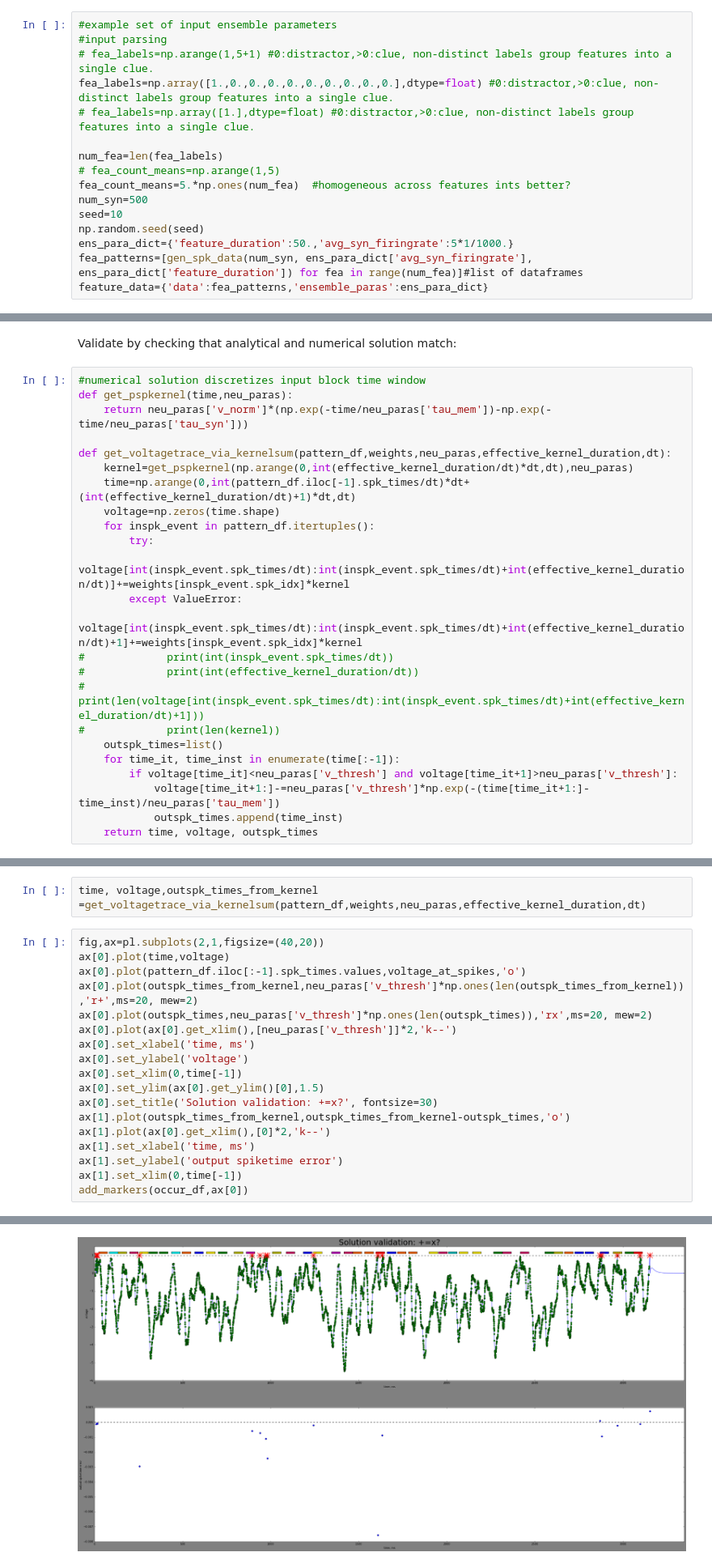
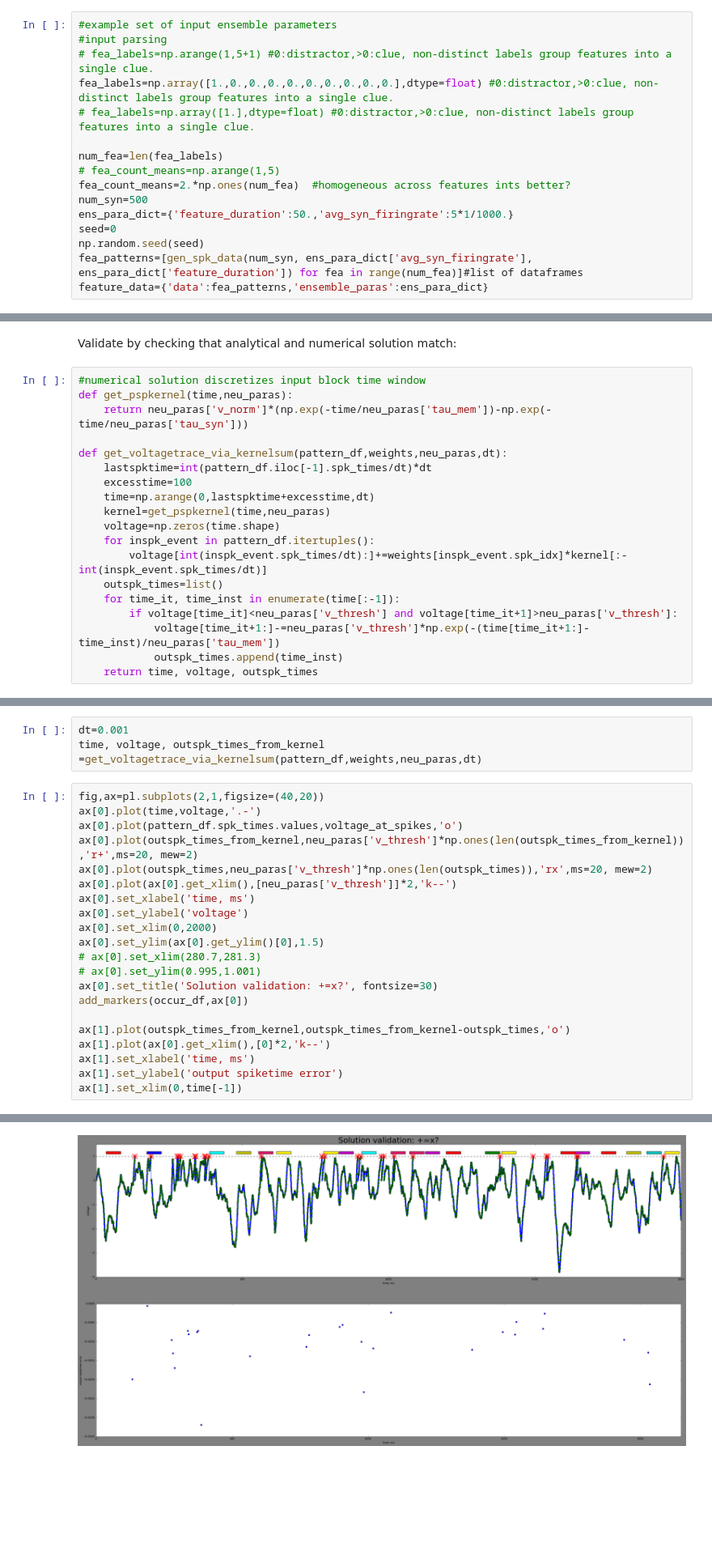
Before and after one commit to mptouzel/tempytron, a Jupyter notebook: tempytron_validation.ipynb, the cells around one changed output, grey strips where cells are left out. Shown at 81% size. Cells and saved outputs as stored; diff of their text form; blank space fills up the shorter version.

```diff
--- a/tempytron_validation.ipynb
+++ b/tempytron_validation.ipynb
@@ -41,11 +41,11 @@ fea_labels=np.array([1.,0.,0.,0.,0.,0.,0.,0.,0.,0.],dtype=float) #0:distractor,>
 
 num_fea=len(fea_labels)
 # fea_count_means=np.arange(1,5)
-fea_count_means=5.*np.ones(num_fea)  #homogeneous across features ints better?
+fea_count_means=2.*np.ones(num_fea)  #homogeneous across features ints better?
 num_syn=500
-seed=10
+ens_para_dict={'feature_duration':50.,'avg_syn_firingrate':5*1/1000.}
+seed=0
 np.random.seed(seed)
-ens_para_dict={'feature_duration':50.,'avg_syn_firingrate':5*1/1000.}
 fea_patterns=[gen_spk_data(num_syn, ens_para_dict['avg_syn_firingrate'], ens_para_dict['feature_duration']) for fea in range(num_fea)]#list of dataframes
 feature_data={'data':fea_patterns,'ensemble_paras':ens_para_dict}
 # %% [markdown]
@@ -121,19 +122,14 @@ Validate by checking that analytical and numerical solution match:
 def get_pspkernel(time,neu_paras):
     return neu_paras['v_norm']*(np.exp(-time/neu_paras['tau_mem'])-np.exp(-time/neu_paras['tau_syn']))
 
-def get_voltagetrace_via_kernelsum(pattern_df,weights,neu_paras,effective_kernel_duration,dt):
-    kernel=get_pspkernel(np.arange(0,int(effective_kernel_duration/dt)*dt,dt),neu_paras)
-    time=np.arange(0,int(pattern_df.iloc[-1].spk_times/dt)*dt+(int(effective_kernel_duration/dt)+1)*dt,dt)
+def get_voltagetrace_via_kernelsum(pattern_df,weights,neu_paras,dt):
+    lastspktime=int(pattern_df.iloc[-1].spk_times/dt)*dt
+    excesstime=100
+    time=np.arange(0,lastspktime+excesstime,dt)
+    kernel=get_pspkernel(time,neu_paras)
     voltage=np.zeros(time.shape)
     for inspk_event in pattern_df.itertuples():
-        try:
-            voltage[int(inspk_event.spk_times/dt):int(inspk_event.spk_times/dt)+int(effective_kernel_duration/dt)]+=weights[inspk_event.spk_idx]*kernel
-        except ValueError:
-            voltage[int(inspk_event.spk_times/dt):int(inspk_event.spk_times/dt)+int(effective_kernel_duration/dt)+1]+=weights[inspk_event.spk_idx]*kernel
-#             print(int(inspk_event.spk_times/dt))
-#             print(int(effective_kernel_duration/dt))
-#             print(len(voltage[int(inspk_event.spk_times/dt):int(inspk_event.spk_times/dt)+int(effective_kernel_duration/dt)+1]))
-#             print(len(kernel))
+        voltage[int(inspk_event.spk_times/dt):]+=weights[inspk_event.spk_idx]*kernel[:-int(inspk_event.spk_times/dt)]
     outspk_times=list()
     for time_it, time_inst in enumerate(time[:-1]):
         if voltage[time_it]<neu_paras['v_thresh'] and voltage[time_it+1]>neu_paras['v_thresh']:
@@ -146,21 +139,25 @@ effective_kernel_duration=int(neu_paras['tau_mem']*10./dt)*dt #time at which rem
 # %%
-time, voltage,outspk_times_from_kernel =get_voltagetrace_via_kernelsum(pattern_df,weights,neu_paras,effective_kernel_duration,dt)
+dt=0.001
+time, voltage, outspk_times_from_kernel =get_voltagetrace_via_kernelsum(pattern_df,weights,neu_paras,dt)
 # %%
 fig,ax=pl.subplots(2,1,figsize=(40,20))
-ax[0].plot(time,voltage)
-ax[0].plot(pattern_df.iloc[:-1].spk_times.values,voltage_at_spikes,'o')
+ax[0].plot(time,voltage,'.-')
+ax[0].plot(pattern_df.spk_times.values,voltage_at_spikes,'o')
 ax[0].plot(outspk_times_from_kernel,neu_paras['v_thresh']*np.ones(len(outspk_times_from_kernel)),'r+',ms=20, mew=2)
 ax[0].plot(outspk_times,neu_paras['v_thresh']*np.ones(len(outspk_times)),'rx',ms=20, mew=2)
 ax[0].plot(ax[0].get_xlim(),[neu_paras['v_thresh']]*2,'k--')
 ax[0].set_xlabel('time, ms')
 ax[0].set_ylabel('voltage')
-ax[0].set_xlim(0,time[-1])
+ax[0].set_xlim(0,2000)
 ax[0].set_ylim(ax[0].get_ylim()[0],1.5)
+# ax[0].set_xlim(280.7,281.3)
+# ax[0].set_ylim(0.995,1.001)
 ax[0].set_title('Solution validation: +=x?', fontsize=30)
+add_markers(occur_df,ax[0])
+
 ax[1].plot(outspk_times_from_kernel,outspk_times_from_kernel-outspk_times,'o')
 ax[1].plot(ax[0].get_xlim(),[0]*2,'k--')
 ax[1].set_xlabel('time, ms')
 ax[1].set_ylabel('output spiketime error')
 ax[1].set_xlim(0,time[-1])
-add_markers(occur_df,ax[0])
 # %% [output]
@@ -167 +165 @@ add_markers(occur_df,ax[0])
-[figure, old version]
+[figure, new version]
```
Also changed, not shown: parts of 40 cells of this notebook, 4 other files.
